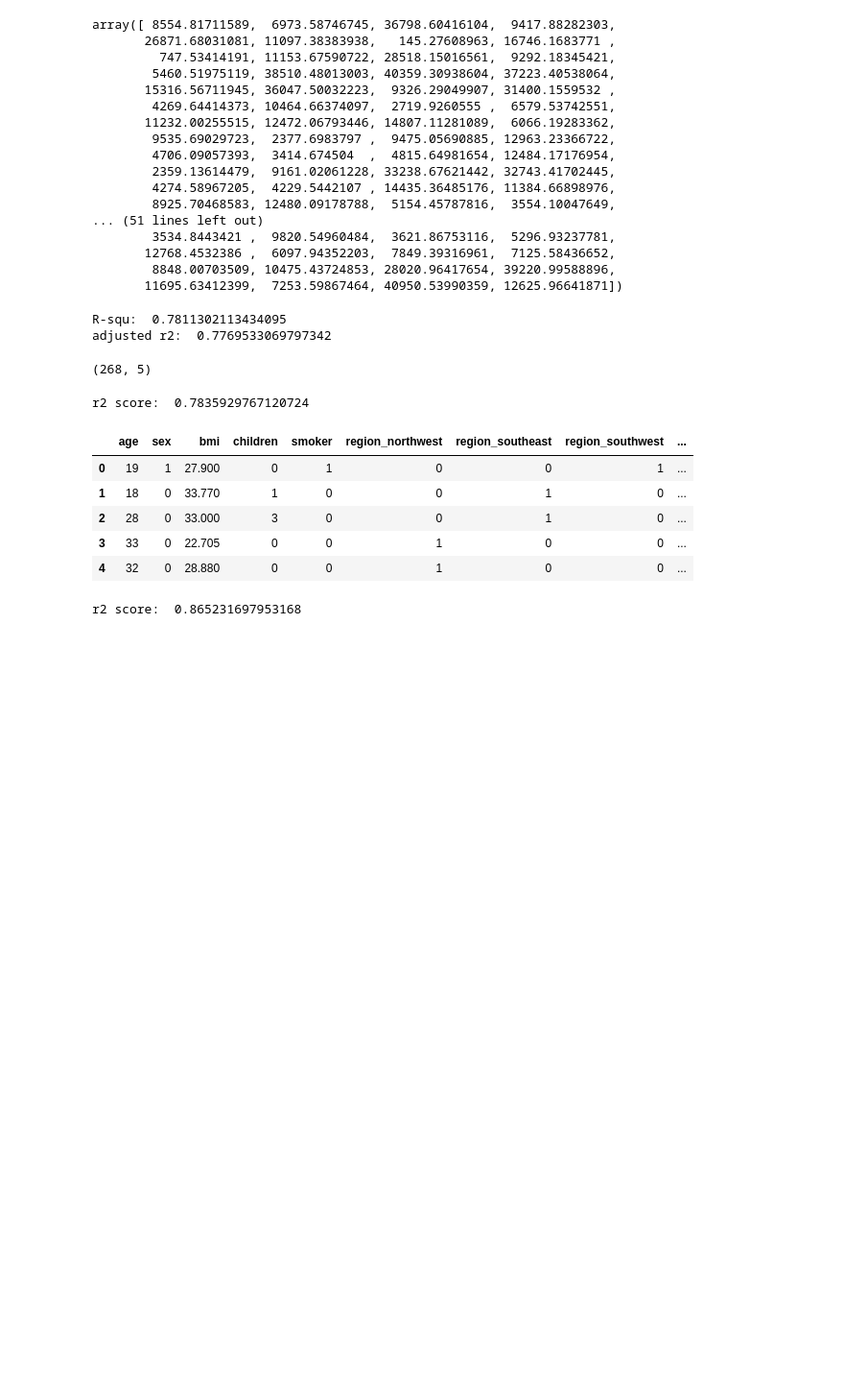
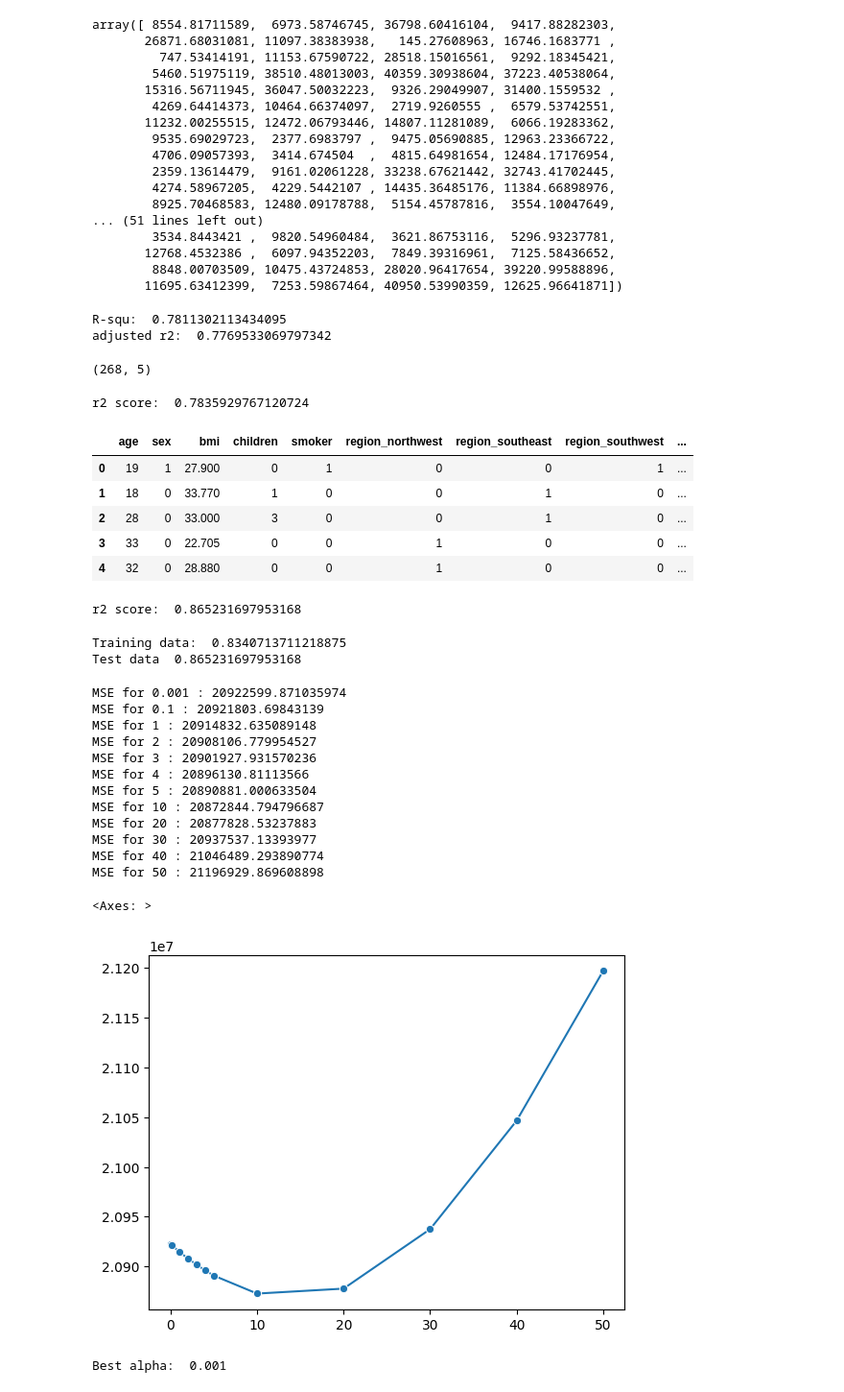
Before and after one commit to pratham-sugandhi/python, a Jupyter notebook: ML/linear_regression.ipynb, the cells around one changed output. Shown at 96% size. Drawn from its saved outputs; the diff is of its cells as text; code cells hidden in the pictures; blank space fills up the shorter version.

Commit message:
Linear Regression part-1

```diff
--- a/ML/linear_regression.ipynb
+++ b/ML/linear_regression.ipynb
@@ -178,3 +178,17 @@ r2 = r2_score(y_test, y_pred)
 print("r2 score: ",r2)
 # %% [output]
 r2 score:  0.865231697953168
+# %%
+# Underfit & Overfit --
+
+# r2 training is low & r2 testing is also low -- underfit
+# r2 training is veryy high & r2 testing is low -- overfit
+
+y_train_pred = model.predict(X_train)
+r2_train = r2_score(y_train, y_train_pred)
+
+print("Training data: ", r2_train)
+print("Test data ",r2)
+# %% [output]
+Training data:  0.8340713711218875
+Test data  0.865231697953168
@@ -180,0 +200,55 @@ r2 score:  0.865231697953168
+# %%
+
+X_train, X_test, y_train, y_test = train_test_split(
+    X, y, test_size = 0.2, random_state = 42)
+
+
+alphas = [0.001, 0.1, 1, 2, 3, 4, 5, 10, 20, 30, 40, 50]
+mses = []
+
+for a in alphas :
+    lasso_model = Lasso(alpha = a)
+    lasso_model.fit(X_train, y_train)
+
+    y_pred = lasso_model.predict(X_test)
+
+    mse = mean_squared_error(y_test, y_pred)
+    print(f"MSE for {a} :",mse)
+    mses.append(mse)
+
+sns.lineplot(x = alphas, y = mses, marker = "o")
+# %% [output]
+MSE for 0.001 : 20922599.871035974
+MSE for 0.1 : 20921803.69843139
+MSE for 1 : 20914832.635089148
+MSE for 2 : 20908106.779954527
+MSE for 3 : 20901927.931570236
+MSE for 4 : 20896130.81113566
+MSE for 5 : 20890881.000633504
+MSE for 10 : 20872844.794796687
+MSE for 20 : 20877828.53237883
+MSE for 30 : 20937537.13393977
+MSE for 40 : 21046489.293890774
+MSE for 50 : 21196929.869608898
+<Axes: >
+[figure, added]
+# %%
+# Lasso_CV -
+    # for cross validation :
+
+from sklearn.linear_model import LassoCV
+
+a = [0.001, 0.1, 1, 2, 3, 4, 5, 10, 20, 30, 40, 50]
+
+lasso_cv_model =  LassoCV (
+    alphas = a,
+    cv = 5,
+    max_iter = 1000,
+    random_state = 42
+)
+
+lasso_cv_model.fit(X_train, y_train)
+
+print("Best alpha: ", lasso_cv_model.alpha_)
+# %% [output]
+Best alpha:  0.001
```
Also changed, not shown: parts of 12 cells of this notebook, 4 other files.
